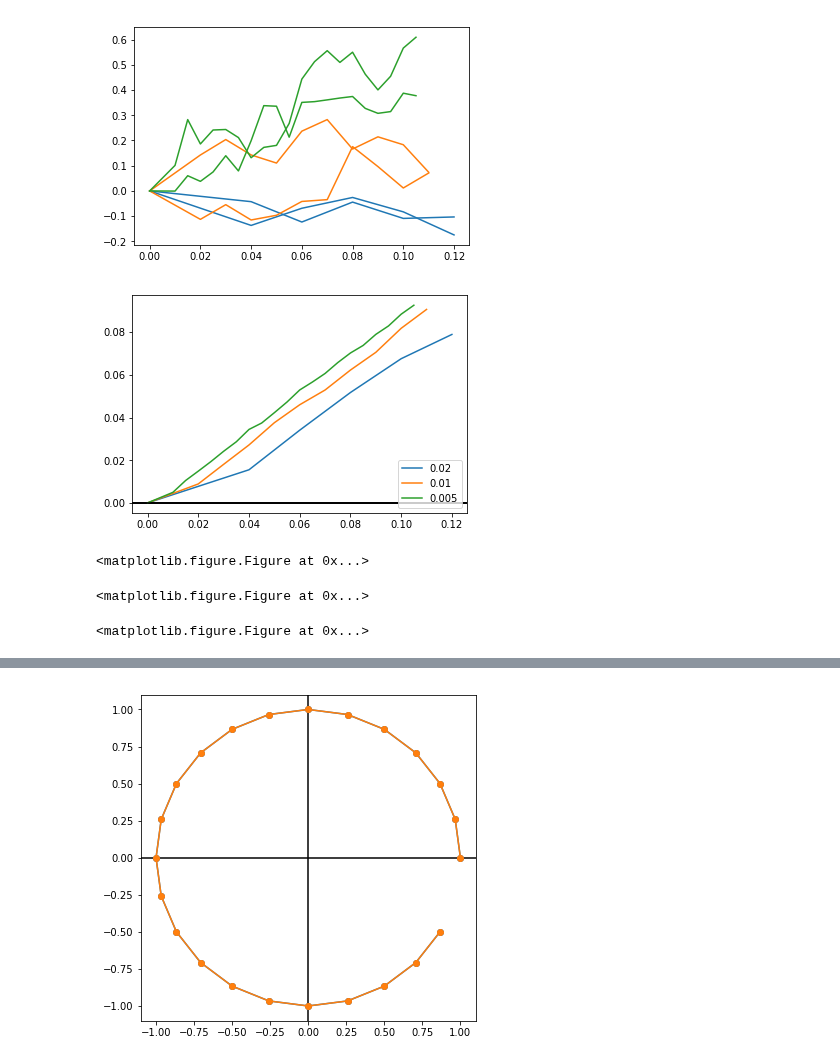
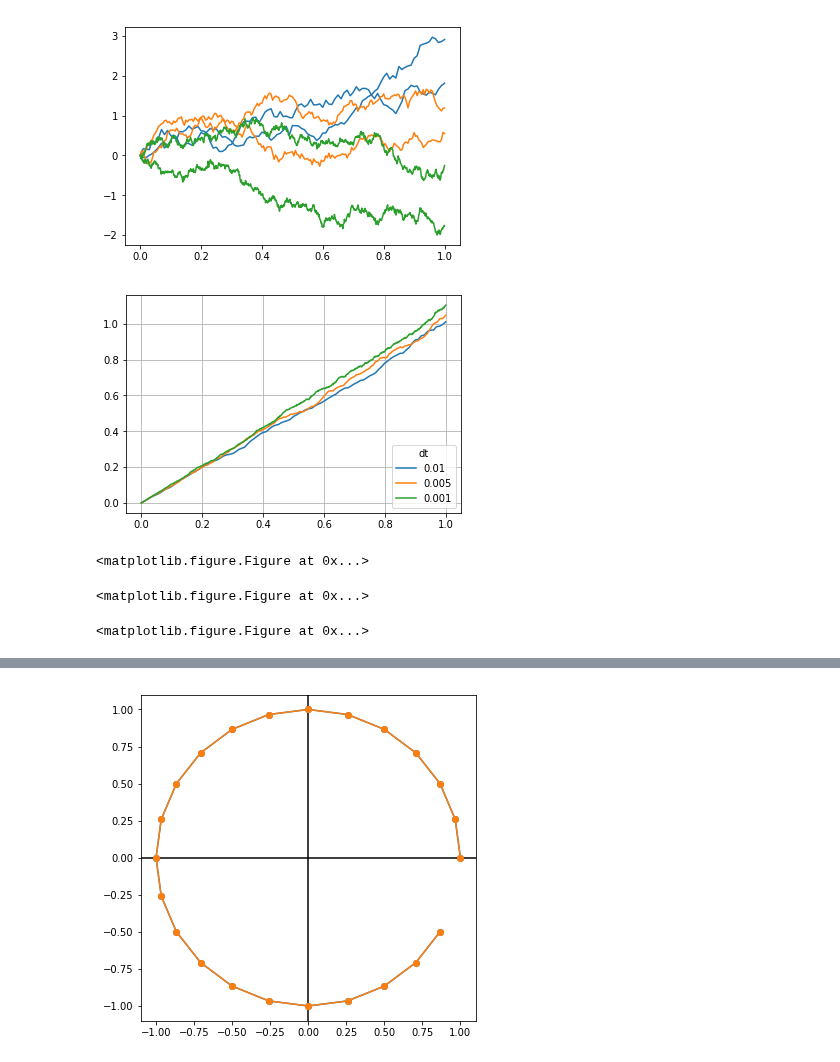
Before and after one commit to samfok/kalman, a Jupyter notebook: test_lds.ipynb, the cells around one changed output, grey strips where cells are left out. Drawn from its saved outputs; the diff is of its cells as text; code cells hidden in the pictures.

```diff
--- a/test_lds.ipynb
+++ b/test_lds.ipynb
@@ -1,56 +48,46 @@
 # %%
-%matplotlib inline
-import numpy as np
-import matplotlib.pyplot as plt
-import nengo
-from kalman import LDS, LDSNet
+def test_ldsnet_process_noise():
+    """Test an integrator driven by noise"""
+    SIM_TIME = 1.
+    N_RUNS = 1000
+    dts = [0.01, 0.005, 0.001]
 
-def test_ldsnet_noise_implementation():
-    """Test an integrator driven by noise"""
-    SIM_TIME = 0.1
-    N_RUNS = 1000
-#     dts = [0.01, 0.001]
-    dts = [0.02, 0.01, 0.005]
+    Q = np.eye(N_RUNS)
+    A = np.zeros_like(Q)
+    B = np.zeros_like(Q)
+    C = np.zeros_like(Q)
+    R = None
+
     fig_runs, ax_runs = plt.subplots()
     fig_var, ax_var = plt.subplots()
     for dt in dts:
-        state_data = np.zeros((N_RUNS, int(np.round(SIM_TIME/dt))+1))
-
-        A = np.array([[0]])
-        B = np.array([[0]])
-        C = np.array([[0]])
-        Q = np.array([[1]])
-        R = np.array([[0]])
-
         model = nengo.Network()
         with model:
-            stim = nengo.Node([0])
+            stim = nengo.Node([0]*N_RUNS)
             lds_net = LDSNet(A, B, C, Q=Q, R=R, dt=dt)
-            nengo.Connection(stim, lds_net.input, synapse=None)
-            stim_probe = nengo.Probe(stim)
+            nengo.Connection(stim, lds_net.input)
             lds_probe = nengo.Probe(lds_net.state)
             out_probe = nengo.Probe(lds_net.output)
 
         sim = nengo.Simulator(model, progress_bar=False, dt=dt)
         fig_run = plt.figure()
+        sim.run(SIM_TIME+dt)
+        trange = np.array([0] + list(sim.trange())[:-1]) # start times all at 0
+        state_data = np.zeros((N_RUNS, int(np.round(SIM_TIME/dt))+1))
+        state_data = sim.data[lds_probe].T
         for run_idx in range(N_RUNS):
-            sim.run(SIM_TIME+dt)
-            state_data[run_idx, :] = sim.data[lds_probe][:, 0]
             if run_idx == 0:
-                trange = np.array([0] + list(sim.trange())[1:])
                 color = ax_runs.plot(trange, state_data[run_idx])[0].get_color()
             elif run_idx == 1:
                 ax_runs.plot(trange, state_data[run_idx], color=color)
-            sim.reset()
-
         var = np.var(state_data, axis=0)
         ax_var.plot(trange, var, label=dt)
-        ax_var.axhline(0, color="k")
-    ax_var.legend(loc="lower right")
-test_ldsnet_noise_implementation()
+    ax_var.grid()
+    ax_var.legend(loc="lower right", title="dt")
+test_ldsnet_process_noise()
 # %% [output]
-[figure, old version]
+[figure, new version]
-[figure, old version]
+[figure, new version]
 <matplotlib.figure.Figure at 0x...>
 <matplotlib.figure.Figure at 0x...>
 <matplotlib.figure.Figure at 0x...>
```
Also changed, not shown: parts of 10 cells of this notebook, 5 other files.
